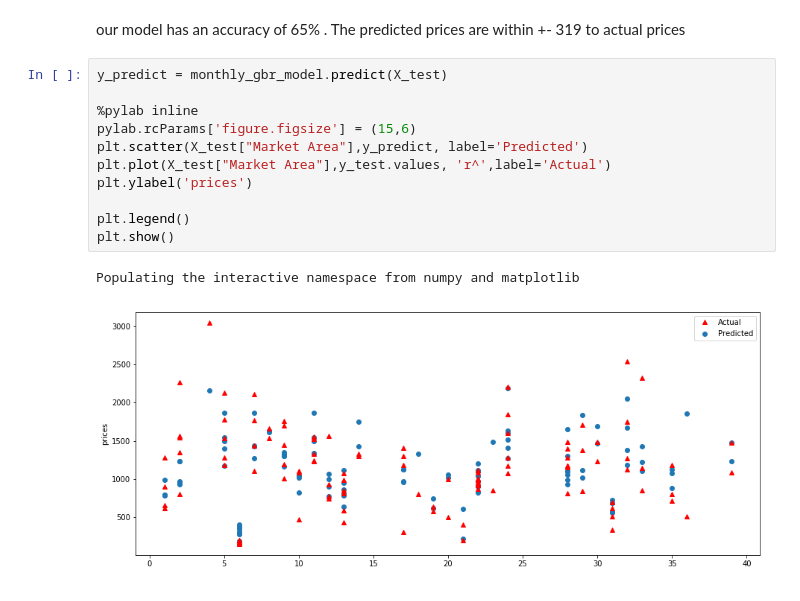
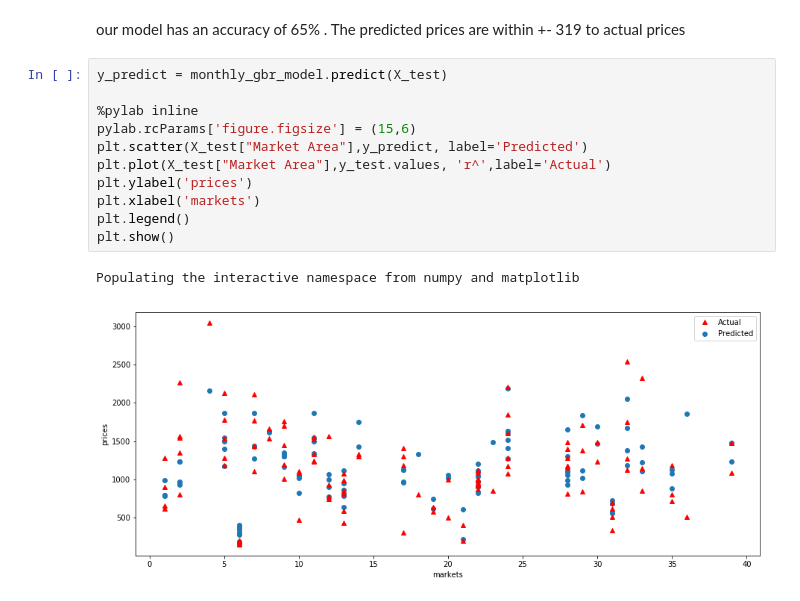
Before and after one commit to Quartz14/Tomato-Prices, a Jupyter notebook: monthly_tomato.ipynb, the cells around one changed output. Saved outputs shown, nothing was run; the diff lists cells and outputs as text.

```diff
--- a/monthly_tomato.ipynb
+++ b/monthly_tomato.ipynb
@@ -183,14 +190,14 @@ our model has an accuracy of 65% . The predicted prices are within +- 319 to act
 # %%
 y_predict = monthly_gbr_model.predict(X_test)
 
 %pylab inline
 pylab.rcParams['figure.figsize'] = (15,6)
 plt.scatter(X_test["Market Area"],y_predict, label='Predicted')
 plt.plot(X_test["Market Area"],y_test.values, 'r^',label='Actual')
 plt.ylabel('prices')
-
+plt.xlabel('markets')
 plt.legend()
 plt.show()
 # %% [output]
 Populating the interactive namespace from numpy and matplotlib
-[figure, old version]
+[figure, new version]
```
Also changed, not shown: parts of 2 cells of this notebook, 5 other files.
